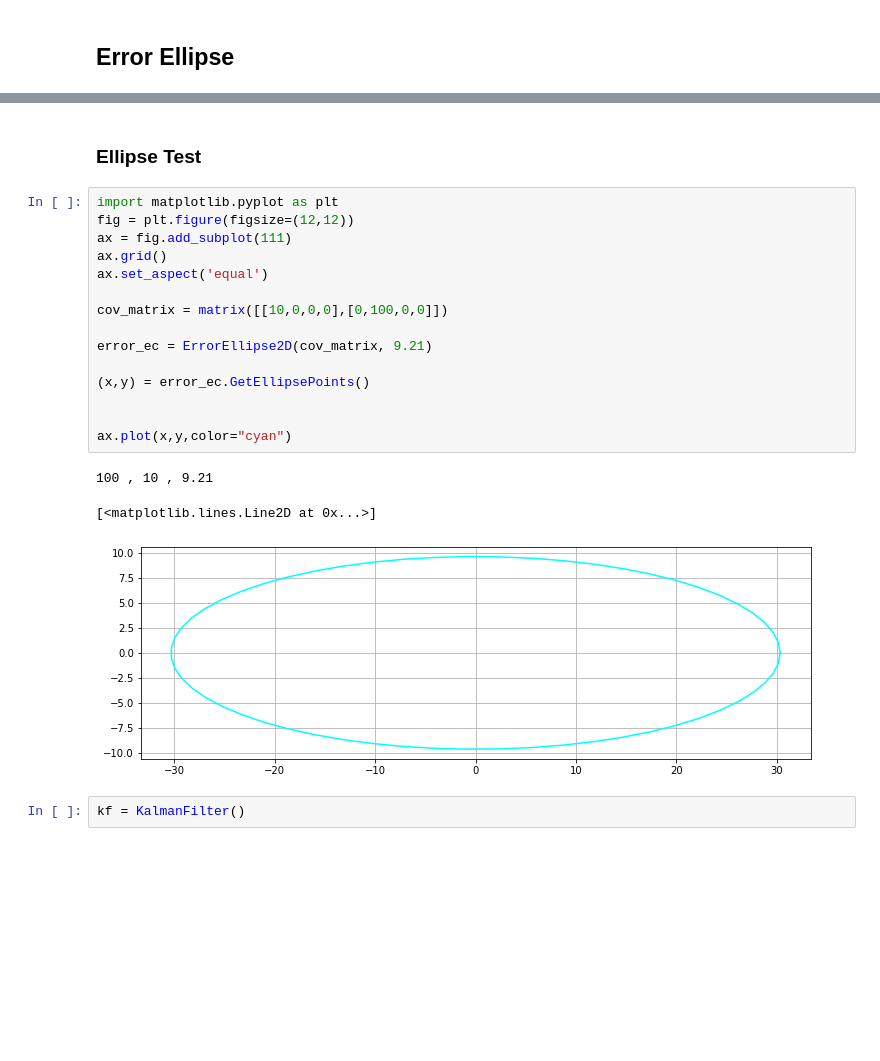
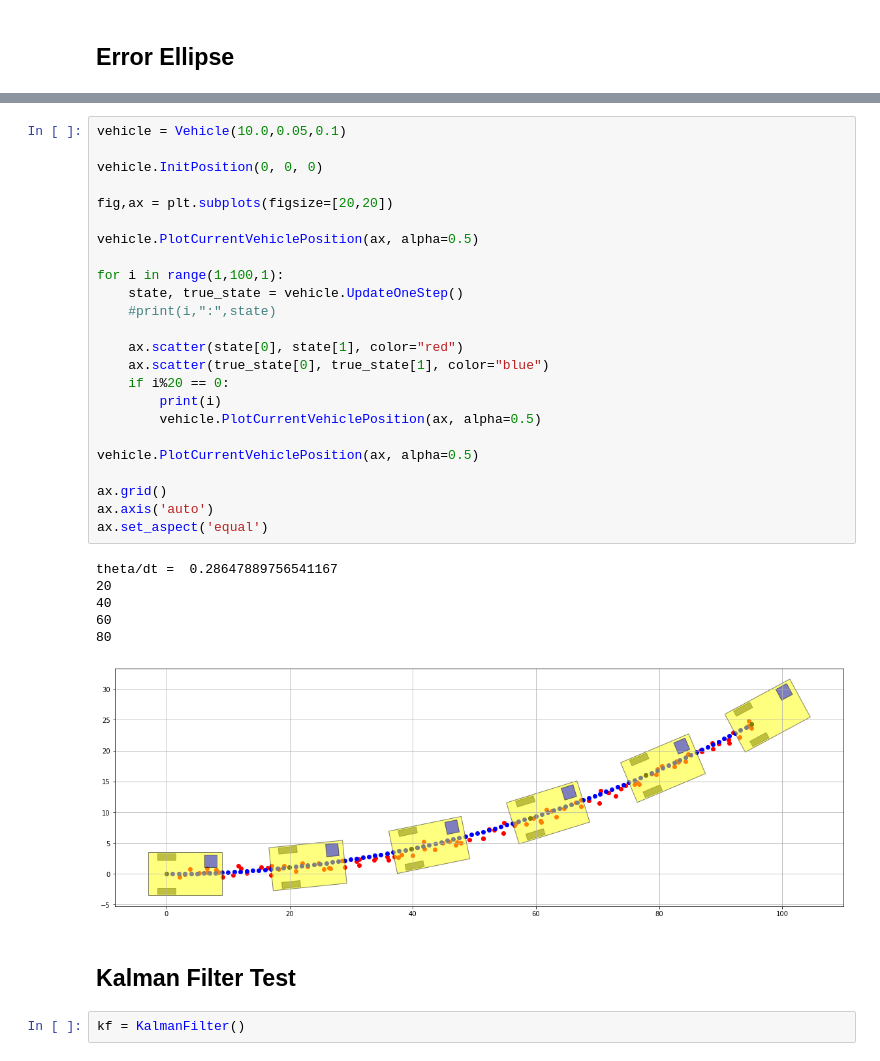
Before and after one commit to RYO0115/python_algorithms, a Jupyter notebook: kalman_filter/jupyter/multistate_kalman_filter.ipynb, the cells around one changed output, grey strips where cells are left out. Cells and saved outputs as stored; diff of their text form; blank space fills up the shorter version.

```diff
--- a/kalman_filter/jupyter/multistate_kalman_filter.ipynb
+++ b/kalman_filter/jupyter/multistate_kalman_filter.ipynb
@@ -214,24 +443,36 @@ class ErrorEllipse2D:
+# %%
+vehicle = Vehicle(10.0,0.05,0.1)
+
+vehicle.InitPosition(0, 0, 0)
+
+fig,ax = plt.subplots(figsize=[20,20])
+
+vehicle.PlotCurrentVehiclePosition(ax, alpha=0.5)
+
+for i in range(1,100,1):
+    state, true_state = vehicle.UpdateOneStep()
+    #print(i,":",state)
+
+    ax.scatter(state[0], state[1], color="red")
+    ax.scatter(true_state[0], true_state[1], color="blue")
+    if i%20 == 0:
+        print(i)
+        vehicle.PlotCurrentVehiclePosition(ax, alpha=0.5)
+
+vehicle.PlotCurrentVehiclePosition(ax, alpha=0.5)
+
+ax.grid()
+ax.axis('auto')
+ax.set_aspect('equal')
+# %% [output]
+theta/dt =  0.28647889756541167
+20
+40
+60
+80
+[figure, added]
 # %% [markdown]
-### Ellipse Test
+## Kalman Filter Test
-# %%
-import matplotlib.pyplot as plt
-fig = plt.figure(figsize=(12,12))
-ax = fig.add_subplot(111)
-ax.grid()
-ax.set_aspect('equal')
-
-cov_matrix = matrix([[10,0,0,0],[0,100,0,0]])
-
-error_ec = ErrorEllipse2D(cov_matrix, 9.21)
-
-(x,y) = error_ec.GetEllipsePoints()
-
-
-ax.plot(x,y,color="cyan")
-# %% [output]
-100 , 10 , 9.21
-[<matplotlib.lines.Line2D at 0x...>]
-[figure, removed]
 # %%
 kf = KalmanFilter()
 # %%
```
Also changed, not shown: parts of 21 cells of this notebook, 4 other files.
